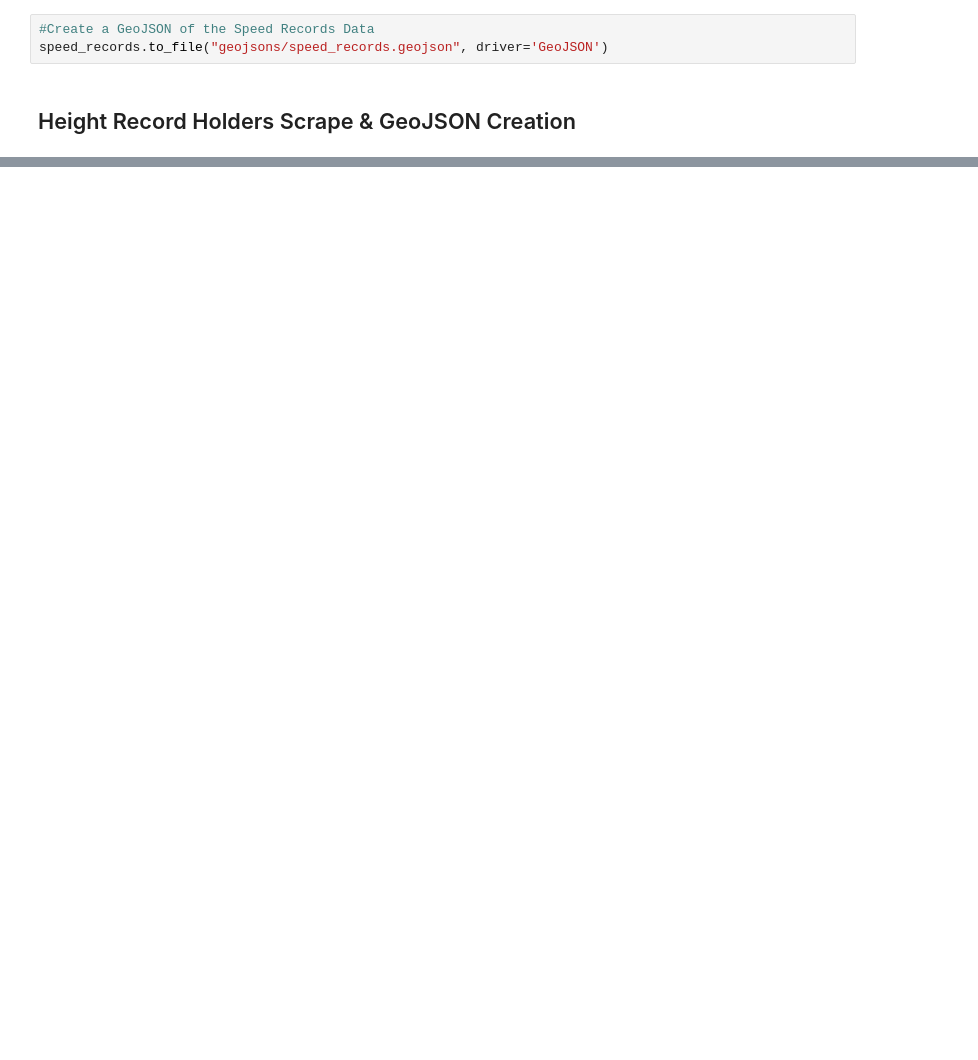
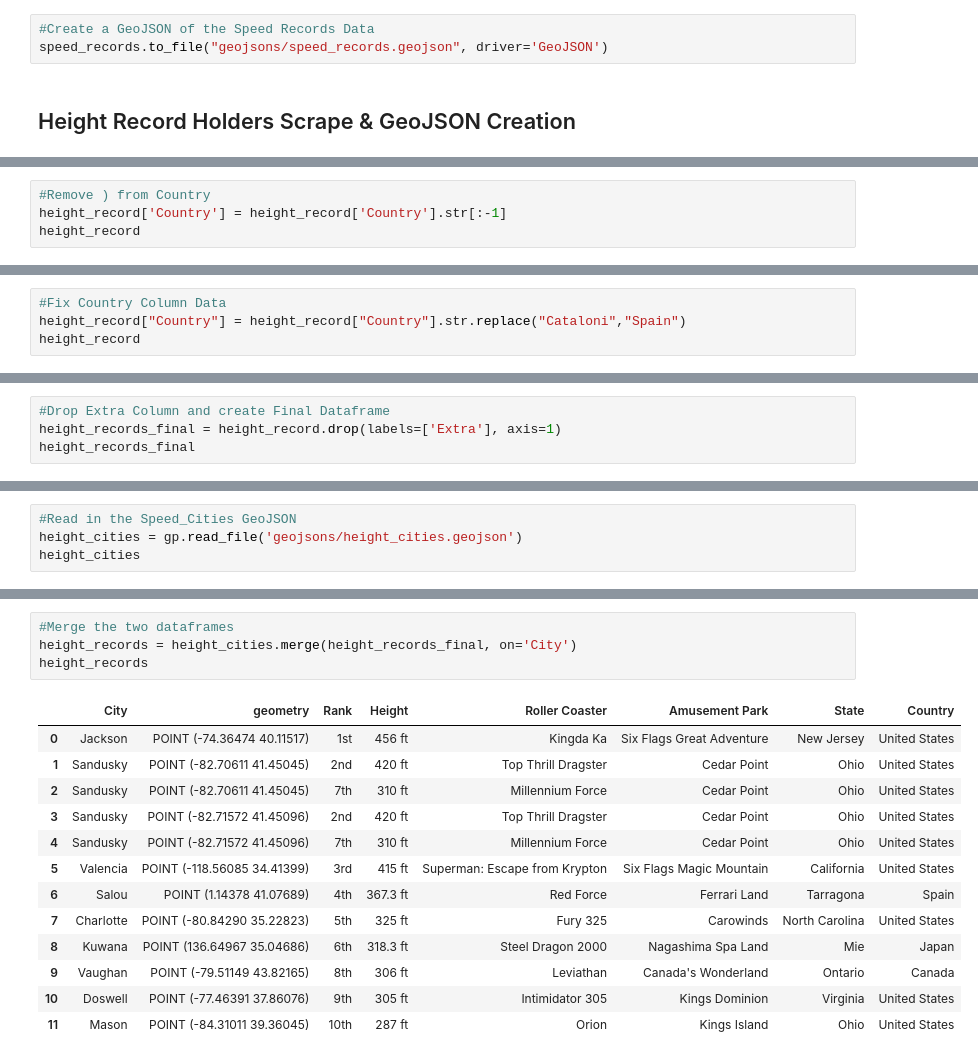
Before and after one commit to MorgaineB/Project2, a Jupyter notebook: WebScraping/Records_Scrape.ipynb, the cells around one changed output, grey strips where cells are left out. Saved outputs shown, nothing was run; the diff lists cells and outputs as text; blank space fills up the shorter version.

Commit message:
Height Records GeoJSON finished

```diff
--- a/WebScraping/Records_Scrape.ipynb
+++ b/WebScraping/Records_Scrape.ipynb
@@ -247,0 +334,4 @@ speed_records.to_file("geojsons/speed_records.geojson", driver='GeoJSON')
+# %%
+#Remove ) from Country
+height_record['Country'] = height_record['Country'].str[:-1]
+height_record
@@ -247,0 +350,4 @@ speed_records.to_file("geojsons/speed_records.geojson", driver='GeoJSON')
+# %%
+#Fix Country Column Data
+height_record["Country"] = height_record["Country"].str.replace("Cataloni","Spain")
+height_record
@@ -247,0 +366,4 @@ speed_records.to_file("geojsons/speed_records.geojson", driver='GeoJSON')
+# %%
+#Drop Extra Column and create Final Dataframe
+height_records_final = height_record.drop(labels=['Extra'], axis=1)
+height_records_final
@@ -247,0 +382,4 @@ speed_records.to_file("geojsons/speed_records.geojson", driver='GeoJSON')
+# %%
+#Read in the Speed_Cities GeoJSON
+height_cities = gp.read_file('geojsons/height_cities.geojson')
+height_cities
@@ -247,0 +398,18 @@ speed_records.to_file("geojsons/speed_records.geojson", driver='GeoJSON')
+# %%
+#Merge the two dataframes
+height_records = height_cities.merge(height_records_final, on='City')
+height_records
+# %% [output]
+|  | City | geometry | Rank | Height | Roller Coaster | Amusement Park | State | Country |
+| 0 | Jackson | POINT (-74.36474 40.11517) | 1st | 456 ft | Kingda Ka | Six Flags Great Adventure | New Jersey | United States |
+| 1 | Sandusky | POINT (-82.70611 41.45045) | 2nd | 420 ft | Top Thrill Dragster | Cedar Point | Ohio | United States |
+| 2 | Sandusky | POINT (-82.70611 41.45045) | 7th | 310 ft | Millennium Force | Cedar Point | Ohio | United States |
+| 3 | Sandusky | POINT (-82.71572 41.45096) | 2nd | 420 ft | Top Thrill Dragster | Cedar Point | Ohio | United States |
+| 4 | Sandusky | POINT (-82.71572 41.45096) | 7th | 310 ft | Millennium Force | Cedar Point | Ohio | United States |
+| 5 | Valencia | POINT (-118.56085 34.41399) | 3rd | 415 ft | Superman: Escape from Krypton | Six Flags Magic Mountain | California | United States |
+| 6 | Salou | POINT (1.14378 41.07689) | 4th | 367.3 ft | Red Force | Ferrari Land | Tarragona | Spain |
+| 7 | Charlotte | POINT (-80.84290 35.22823) | 5th | 325 ft | Fury 325 | Carowinds | North Carolina | United States |
+| 8 | Kuwana | POINT (136.64967 35.04686) | 6th | 318.3 ft | Steel Dragon 2000 | Nagashima Spa Land | Mie | Japan |
+| 9 | Vaughan | POINT (-79.51149 43.82165) | 8th | 306 ft | Leviathan | Canada's Wonderland | Ontario | Canada |
+| 10 | Doswell | POINT (-77.46391 37.86076) | 9th | 305 ft | Intimidator 305 | Kings Dominion | Virginia | United States |
+| 11 | Mason | POINT (-84.31011 39.36045) | 10th | 287 ft | Orion | Kings Island | Ohio | United States |
```
Also changed, not shown: parts of 12 cells of this notebook, 1 other file.
